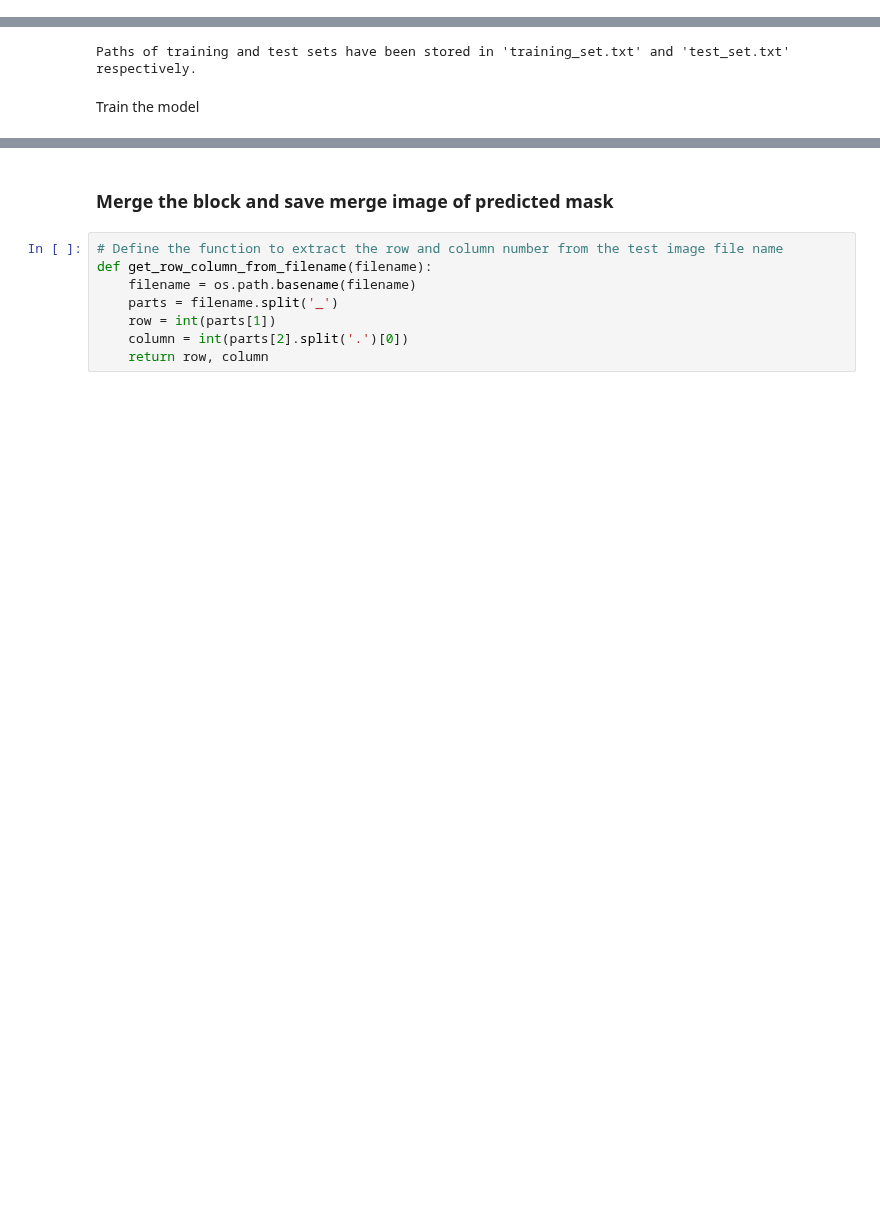
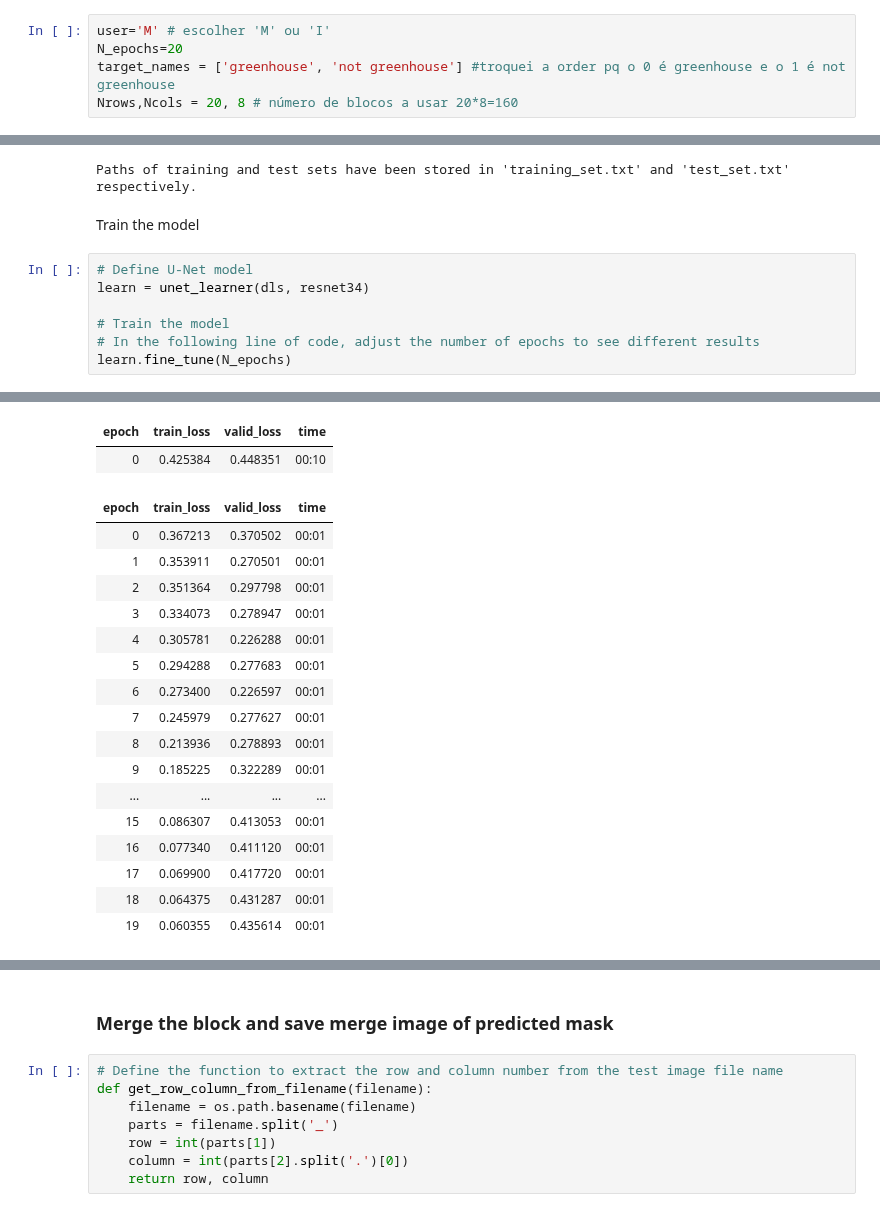
Before and after one commit to inesbsilveira/2nd-semester-2023, a Jupyter notebook: IS_MC_code_img_segmentation_workinprogress.ipynb, the cells around one changed output, grey strips where cells are left out. Drawn from its saved outputs; the diff is of its cells as text; blank space fills up the shorter version.

```diff
--- a/IS_MC_code_img_segmentation_workinprogress.ipynb
+++ b/IS_MC_code_img_segmentation_workinprogress.ipynb
@@ -13,3 +10,8 @@ target_names=['Nao estufa','Estufa']
+# %%
+user='M' # escolher 'M' ou 'I'
+N_epochs=20
+target_names = ['greenhouse', 'not greenhouse'] #troquei a order pq o 0 é greenhouse e o 1 é not greenhouse
+Nrows,Ncols = 20, 8 # número de blocos a usar 20*8=160
 # %%
 from google.colab import drive
 drive.mount('/content/drive')
@@ -215,3 +212,11 @@ print("Paths of training and test sets have been stored in 'training_set.txt' an
 Paths of training and test sets have been stored in 'training_set.txt' and 'test_set.txt' respectively.
 # %% [markdown]
 Train the model
+# %%
+# Define U-Net model
+learn = unet_learner(dls, resnet34)
+
+# Train the model
+# In the following line of code, adjust the number of epochs to see different results
+learn.fine_tune(N_epochs)
+# %% [output]
@@ -217,0 +224,19 @@ Train the model
+| epoch | train_loss | valid_loss | time |
+| 0 | 0.425384 | 0.448351 | 00:10 |
+| epoch | train_loss | valid_loss | time |
+| 0 | 0.367213 | 0.370502 | 00:01 |
+| 1 | 0.353911 | 0.270501 | 00:01 |
+| 2 | 0.351364 | 0.297798 | 00:01 |
+| 3 | 0.334073 | 0.278947 | 00:01 |
+| 4 | 0.305781 | 0.226288 | 00:01 |
+| 5 | 0.294288 | 0.277683 | 00:01 |
+| 6 | 0.273400 | 0.226597 | 00:01 |
+| 7 | 0.245979 | 0.277627 | 00:01 |
+| 8 | 0.213936 | 0.278893 | 00:01 |
+| 9 | 0.185225 | 0.322289 | 00:01 |
+| ... | ... | ... | ... |
+| 15 | 0.086307 | 0.413053 | 00:01 |
+| 16 | 0.077340 | 0.411120 | 00:01 |
+| 17 | 0.069900 | 0.417720 | 00:01 |
+| 18 | 0.064375 | 0.431287 | 00:01 |
+| 19 | 0.060355 | 0.435614 | 00:01 |
```
Also changed, not shown: parts of 21 cells of this notebook.
